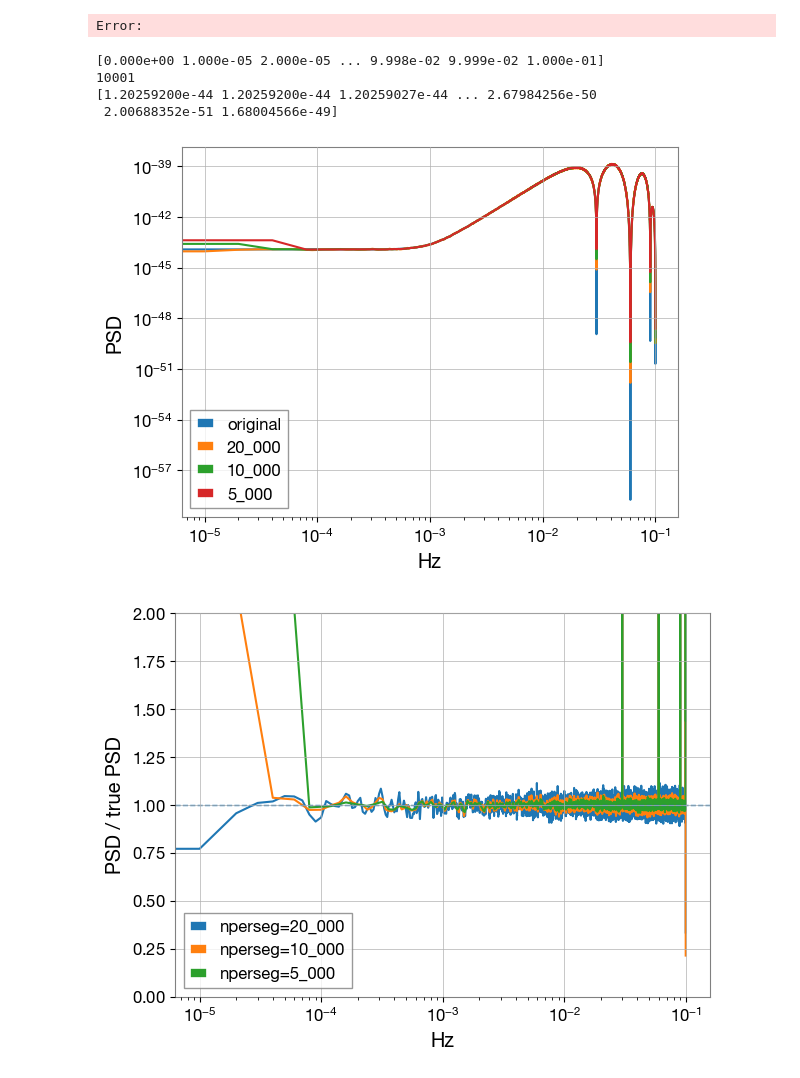
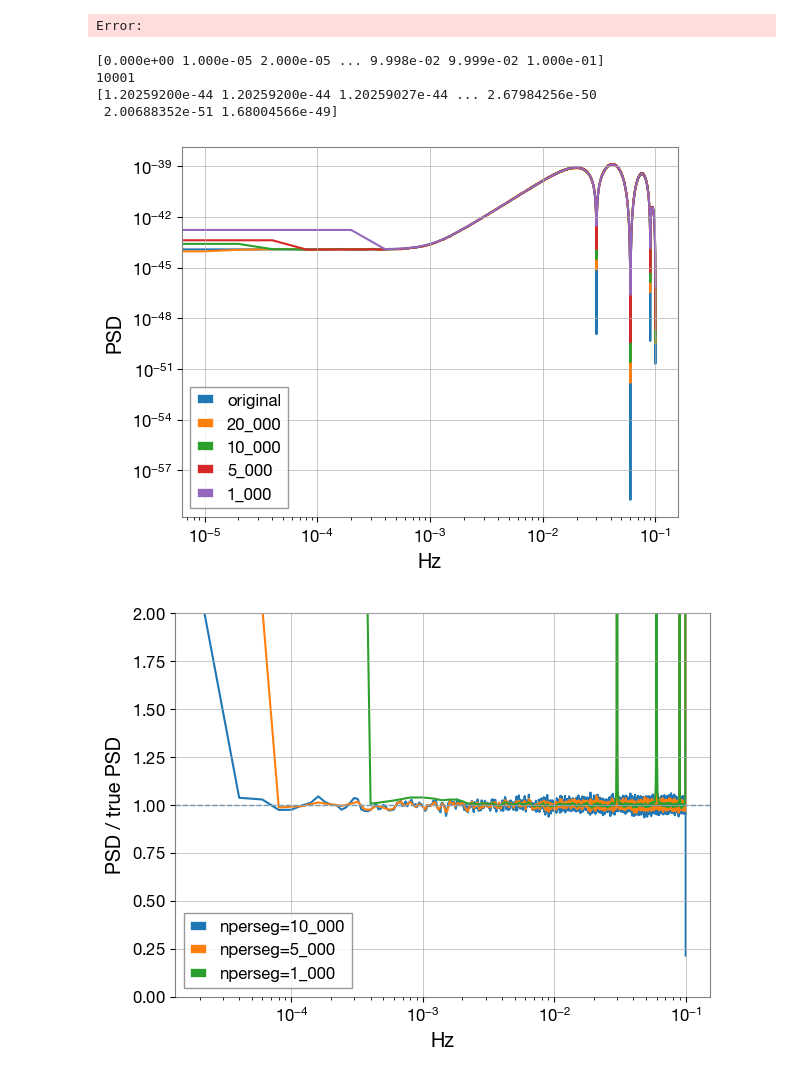
Before and after one commit to AkmDgreat/AkshatLISA, a Jupyter notebook: AkshatLISA/analysis_notebooks/freqResBias.ipynb, the cells around one changed output. Saved outputs shown, nothing was run; the diff lists cells and outputs as text; code cells hidden in the pictures.

```diff
--- a/AkshatLISA/analysis_notebooks/freqResBias.ipynb
+++ b/AkshatLISA/analysis_notebooks/freqResBias.ipynb
@@ -822,32 +822,43 @@ time_noises = n_time_noise_from_psd(psd_true, fs, nperseg, n=1000)
 f_3, n_psds, _ = n_noise_psds(time_noises, fs, nperseg=5_000)
 psd_3 = n_psds.mean(axis=0)
 
+# psd3
+time_noises = n_time_noise_from_psd(psd_true, fs, nperseg, n=1000)
+f_4, n_psds, _ = n_noise_psds(time_noises, fs, nperseg=1000)
+psd_4 = n_psds.mean(axis=0)
+
 plt.loglog(f, psd_true, label='original')
 plt.loglog(f_1, psd_1, label='20_000')
 plt.loglog(f_2, psd_2, label='10_000')
 plt.loglog(f_3, psd_3, label='5_000')
+plt.loglog(f_4, psd_4, label='1_000')
 plt.legend(); plt.xlabel('Hz'); plt.ylabel('PSD'); plt.show()
 # %% [output]
 [0.000e+00 1.000e-05 2.000e-05 ... 9.998e-02 9.999e-02 1.000e-01]
 10001
 [1.20259200e-44 1.20259200e-44 1.20259027e-44 ... 2.67984256e-50
  2.00688352e-51 1.68004566e-49]
-[figure, old version]
+[figure, new version]
 # %%
 nperseg_fine = 20000
 nperseg_1    = 20000
 nperseg_2    = nperseg_1 // 2
 nperseg_3    =  nperseg_1 // 4
+nperseg_4 = 1000
 
 t1, idx1 = pick_true_on_coarse(psd_true, nperseg_fine, nperseg_1)
 t2, idx2 = pick_true_on_coarse(psd_true, nperseg_fine, nperseg_2)
 t3, idx3 = pick_true_on_coarse(psd_true, nperseg_fine, nperseg_3)
+t4, idx4 = pick_true_on_coarse(psd_true, nperseg_fine, nperseg_4)
 
-plt.semilogx(f_1, psd_1 / t1, label='nperseg=20_000')
+
+# plt.semilogx(f_1, psd_1 / t1, label='nperseg=20_000')
 plt.semilogx(f_2, psd_2 / t2, label='nperseg=10_000')
 plt.semilogx(f_3, psd_3 / t3, label='nperseg=5_000')
+plt.semilogx(f_4, psd_4 / t4, label='nperseg=1_000')
+
 plt.axhline(1.0, ls='--', lw=1)
 plt.ylim(0,2)
 plt.xlabel('Hz'); plt.ylabel('PSD / true PSD'); plt.legend(); plt.tight_layout(); plt.show()
 # %% [output]
-[figure, old version]
+[figure, new version]
```
Also changed, not shown: parts of 4 cells of this notebook, 14 other files.
